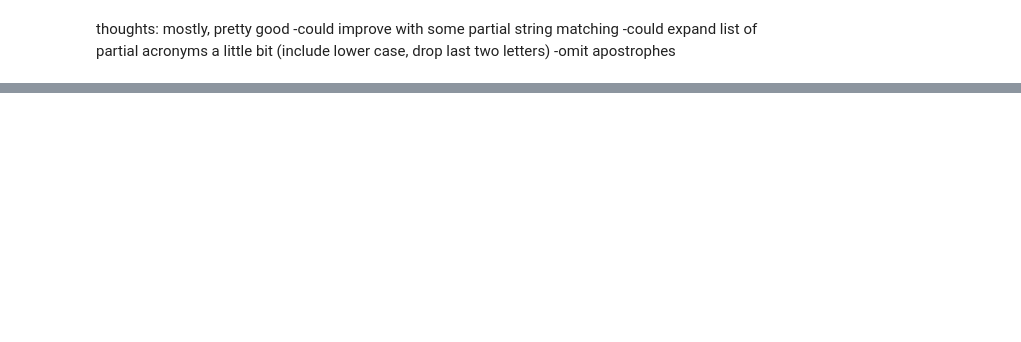
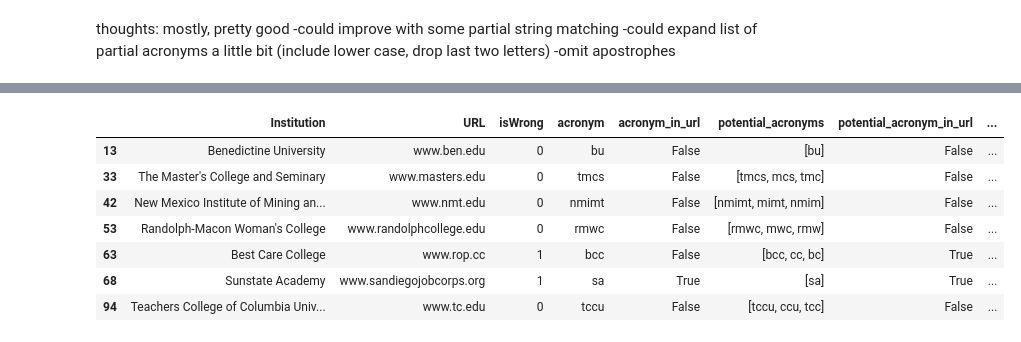
Before and after one commit to magratheazaphod/nextcaller, a Jupyter notebook: two_scratch.ipynb, the cells around one changed output, grey strips where cells are left out. Cells and saved outputs as stored; diff of their text form; code cells hidden in the pictures; blank space fills up the shorter version.

```diff
--- a/two_scratch.ipynb
+++ b/two_scratch.ipynb
@@ -386,0 +457,2 @@ thoughts: mostly, pretty good
+# %%
+sample_df['correct_prediction'] = sample_df['isWrong'] == ~sample_df['matching_url']
@@ -386,0 +465,11 @@ thoughts: mostly, pretty good
+# %%
+sample_df[sample_df['correct_prediction'] == False]
+# %% [output]
+|  | Institution | URL | isWrong | acronym | acronym_in_url | potential_acronyms | potential_acronym_in_url | ... |
+| 13 | Benedictine University | www.ben.edu | 0 | bu | False | [bu] | False | ... |
+| 33 | The Master's College and Seminary | www.masters.edu | 0 | tmcs | False | [tmcs, mcs, tmc] | False | ... |
+| 42 | New Mexico Institute of Mining an... | www.nmt.edu | 0 | nmimt | False | [nmimt, mimt, nmim] | False | ... |
+| 53 | Randolph-Macon Woman's College | www.randolphcollege.edu | 0 | rmwc | False | [rmwc, mwc, rmw] | False | ... |
+| 63 | Best Care College | www.rop.cc | 1 | bcc | False | [bcc, cc, bc] | True | ... |
+| 68 | Sunstate Academy | www.sandiegojobcorps.org | 1 | sa | True | [sa] | True | ... |
+| 94 | Teachers College of Columbia Univ... | www.tc.edu | 0 | tccu | False | [tccu, ccu, tcc] | False | ... |
```
Also changed, not shown: parts of 5 cells of this notebook.
